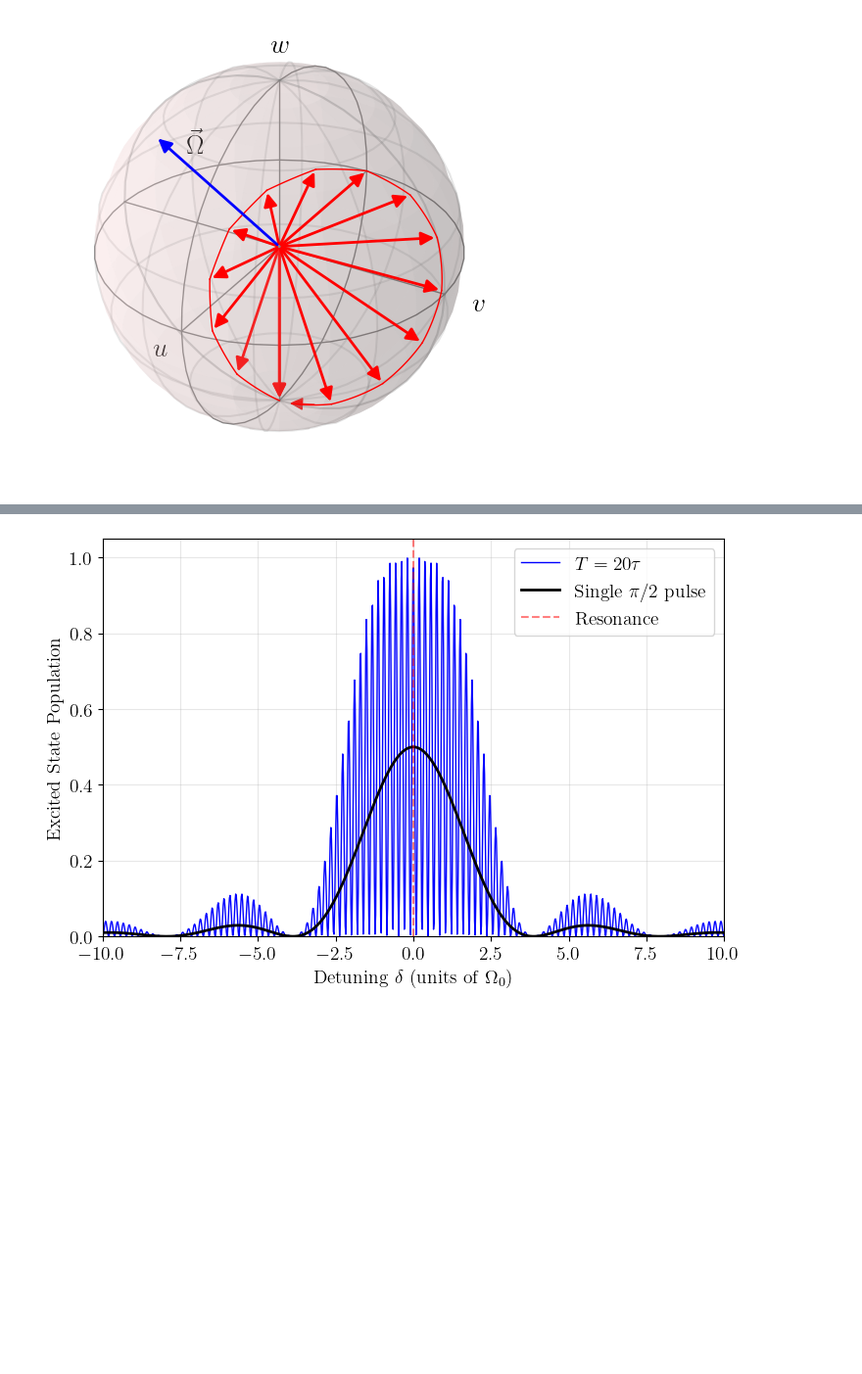
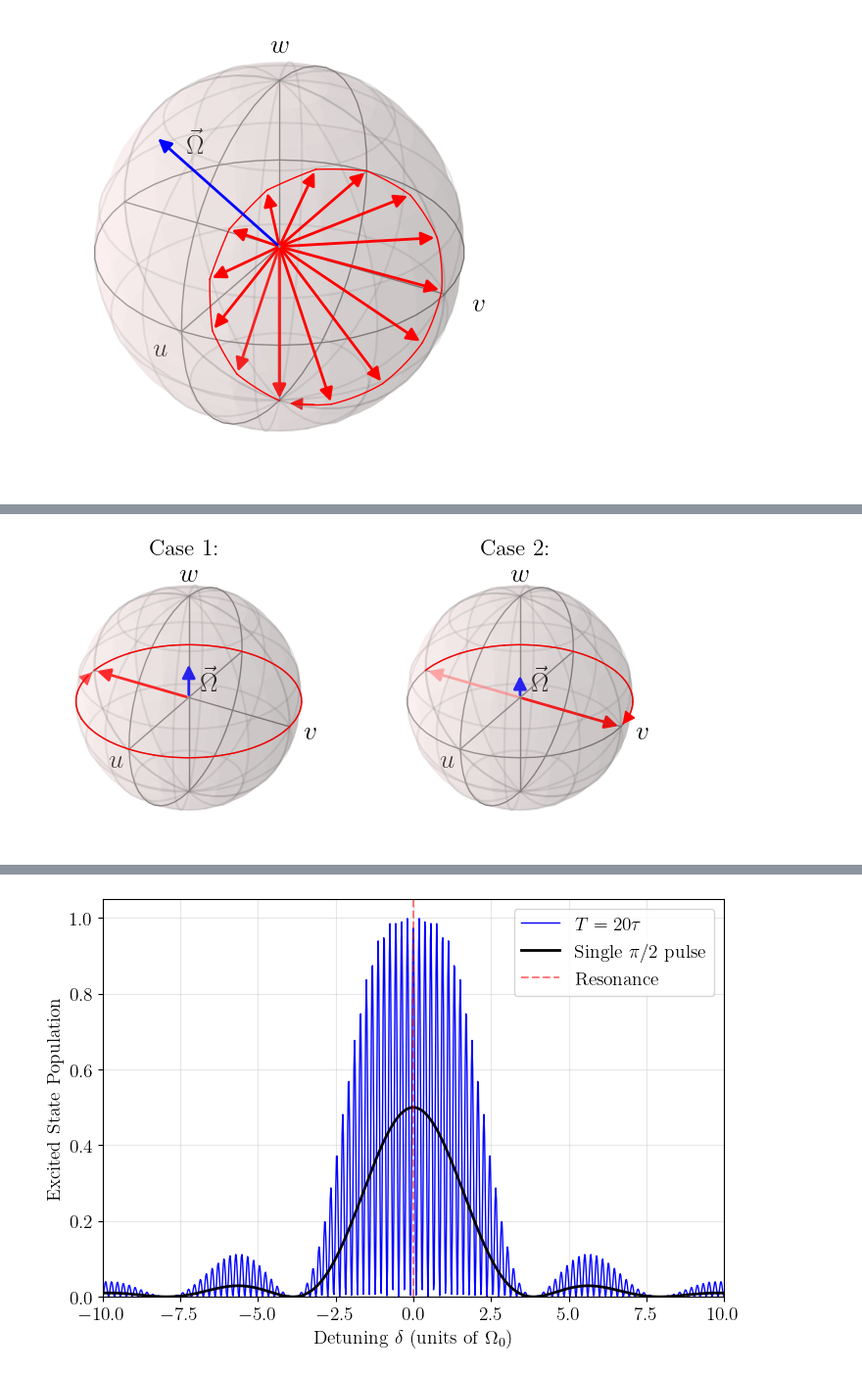
Before and after one commit to fsch-d/fsch-d.github.io, a Jupyter notebook: phys4343/_figuresmod8.ipynb, the cells around one changed output, grey strips where cells are left out. Shown at 98% size. Cells and saved outputs as stored; diff of their text form; code cells hidden in the pictures; blank space fills up the shorter version.

```diff
--- a/phys4343/_figuresmod8.ipynb
+++ b/phys4343/_figuresmod8.ipynb
@@ -1336,0 +1336,90 @@ IndexError: list index out of range
+# %%
+import numpy as np
+import matplotlib.pyplot as plt
+import qutip as qt
+from qutip import Bloch
+from mpl_toolkits.mplot3d import Axes3D
+
+# --- Set up plot styling ---
+plt.rcParams['text.usetex'] = True
+plt.rcParams['font.family'] = 'serif'
+plt.rcParams['font.size'] = 14
+
+fig = plt.figure(figsize=(8, 4))
+
+ax = fig.add_subplot(121, projection='3d')
+
+
+b = Bloch(axes=ax)
+b.add_states([0.6* qt.basis(2, 0), (1 * qt.basis(2, 0) - 1j*qt.basis(2, 1)).unit()])
+b.vector_color = ['b', 'r']
+b.vector_width = 2
+
+# Using QuTiP's built-in state evolution
+# Rabi oscillation with detuning
+H = - 1* qt.sigmaz()  # Hamiltonian (Pauli X)
+psi0 = (1 * qt.basis(2, 0) - 1j*qt.basis(2, 1)).unit()  # Initial state |0⟩
+times = np.linspace(0, np.pi*2, 15)
+result = qt.sesolve(H.unit(), psi0, times)
+
+
+for i in range(len(result.states)-2):
+    b.add_arc(result.states[i], result.states[i+1], fmt="r", zorder=10, lw=1)
+    #b.add_states(result.states[i], colors='r')
+
+result2=qt.sesolve(H.unit(), result.states[-2], [0,1.5*np.pi/14])
+b.add_arc(result.states[-2], result2.states[1], fmt="r", zorder=10, lw=1)
+#b.add_states(result.states[-2], colors='r')
+
+
+b.xlabel = [r'$u$','']
+b.ylabel = [r'$v$','']
+b.zlabel = [r'$w$','']
+b.render()
+
+new_arrowhead = qt.bloch.Arrow3D(xs=[-0.99, -1], ys=[-0.1, 0], zs=[0, 0],
+                    mutation_scale=b.vector_mutation,
+                    lw=1, arrowstyle=b.vector_style, color='r', zorder=15)
+ax.add_artist(new_arrowhead)
+#ax.text(-.1,-1.1,0,r'$u$',ha='center', va='center', fontsize='20')
+ax.text(.2,0,0.2,r'$\vec{\Omega}$',ha='center', va='center', fontsize='20')
+ax.set_title(r'Case $1$:')
+
+ax2 = fig.add_subplot(122, projection='3d')
+
+b2 = Bloch(axes=ax2)
+b2.add_states([(1 * qt.basis(2, 0) - 1j*qt.basis(2, 1)).unit(), 0.5* qt.basis(2, 0), (1 * qt.basis(2, 0) + 1j*qt.basis(2, 1)).unit()])
+b2.vector_color = ['#FF9999','b', 'r']
+b2.vector_width = 2
+
+
+times2 = np.linspace(0, np.pi, 8)
+result3 = qt.sesolve(H.unit(), psi0, times2)
+
+
+for i in range(len(result3.states)-2):
+    b2.add_arc(result3.states[i], result3.states[i+1], fmt="r", zorder=10, lw=1)
+    #b.add_states(result.states[i], colors='r')
+
+result4=qt.sesolve(H.unit(), result3.states[-2], [0,1.5*np.pi/14])
+b2.add_arc(result3.states[-2], result4.states[1], fmt="r", zorder=10, lw=1)
+#b.add_states(result.states[-2], colors='r')
+
+
+b2.xlabel = [r'$u$','']
+b2.ylabel = [r'$v$','']
+b2.zlabel = [r'$w$','']
+b2.render()
+
+new_arrowhead2 = qt.bloch.Arrow3D(xs=[0.99, 1], ys=[0.1, 0], zs=[0, 0],
+                    mutation_scale=b.vector_mutation,
+                    lw=1, arrowstyle=b.vector_style, color='r', zorder=15)
+ax2.add_artist(new_arrowhead2)
+
+ax2.text(.2,0,0.2,r'$\vec{\Omega}$',ha='center', va='center', fontsize='20')
+
+ax2.set_title(r'Case $2$:')
+
+plt.show()
+# %% [output]
+[figure, added]
```
Also changed, not shown: parts of 2 cells of this notebook, 5 other files.
